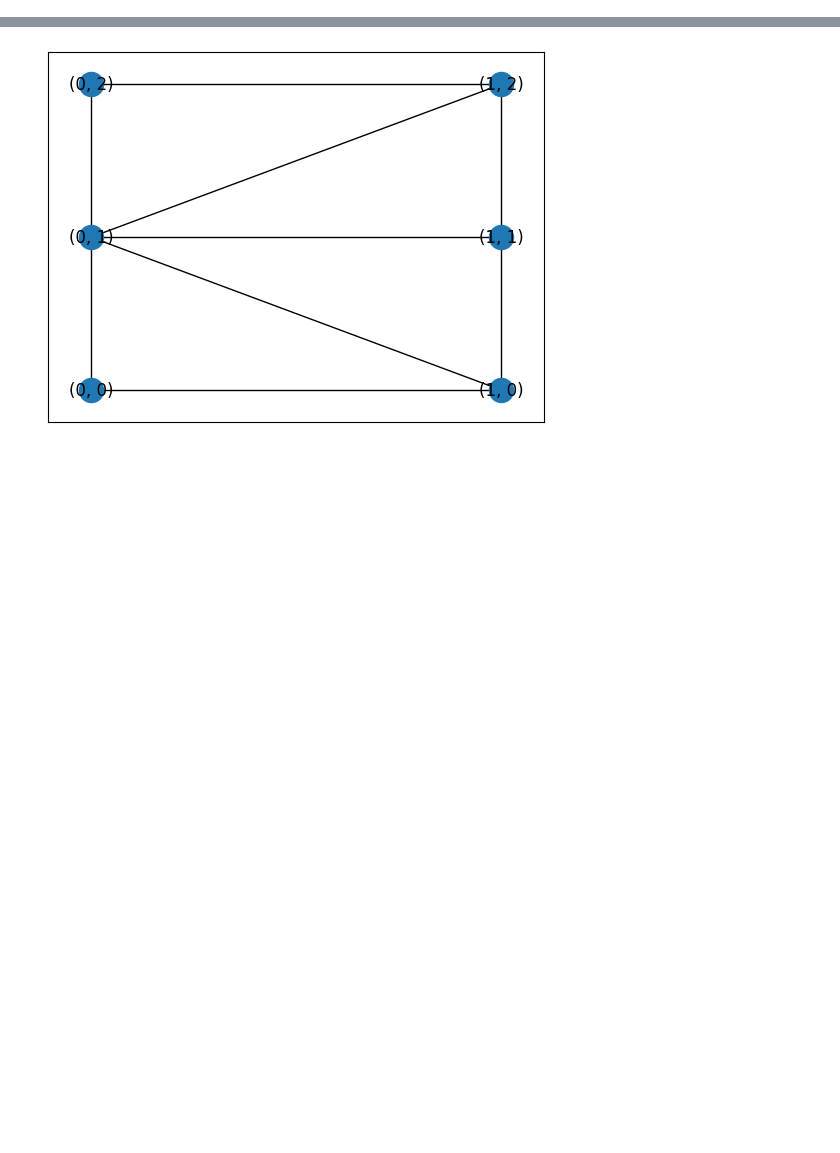
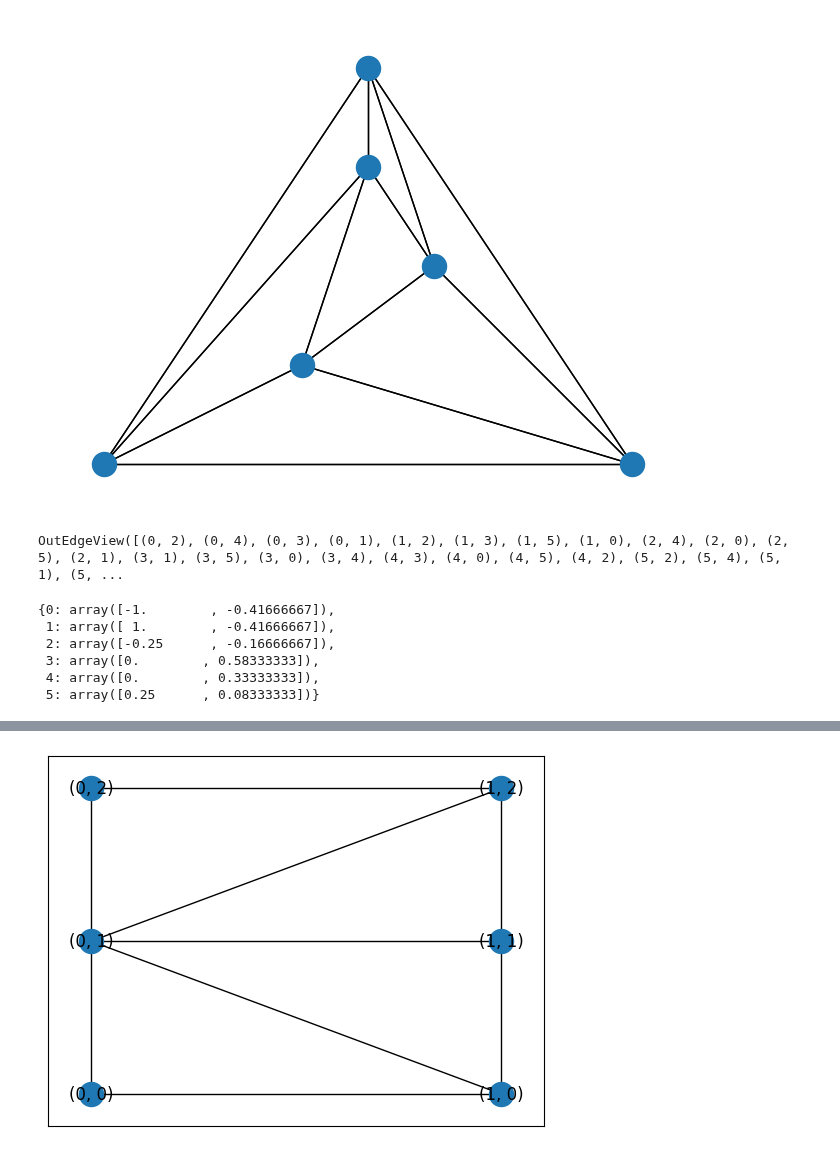
Before and after one commit to juliet29/graph2plan, a Jupyter notebook: notebooks/02_external_embed.ipynb, the cells around one changed output, grey strips where cells are left out. Cells and saved outputs as stored; diff of their text form; code cells hidden in the pictures; blank space fills up the shorter version.

```diff
--- a/notebooks/02_external_embed.ipynb
+++ b/notebooks/02_external_embed.ipynb
@@ -15,0 +65,23 @@ from graph2plan.dual.helpers import get_embedding_faces
+# %%
+# from networkx import check_planarity
+
+
+c, C = nx.check_planarity(G1)
+pos = nx.planar_layout(C)
+# %%
+nx.draw_planar(C)
+# %% [output]
+[figure, added]
+# %%
+C.edges
+# %% [output]
+OutEdgeView([(0, 2), (0, 4), (0, 3), (0, 1), (1, 2), (1, 3), (1, 5), (1, 0), (2, 4), (2, 0), (2, 5), (2, 1), (3, 1), (3, 5), (3, 0), (3, 4), (4, 3), (4, 0), (4, 5), (4, 2), (5, 2), (5, 4), (5, 1), (5, ...
+# %%
+pos
+# %% [output]
+{0: array([-1.        , -0.41666667]),
+ 1: array([ 1.        , -0.41666667]),
+ 2: array([-0.25      , -0.16666667]),
+ 3: array([0.        , 0.58333333]),
+ 4: array([0.        , 0.33333333]),
+ 5: array([0.25      , 0.08333333])}
```
Also changed, not shown: parts of 24 cells of this notebook, 3 other files.
